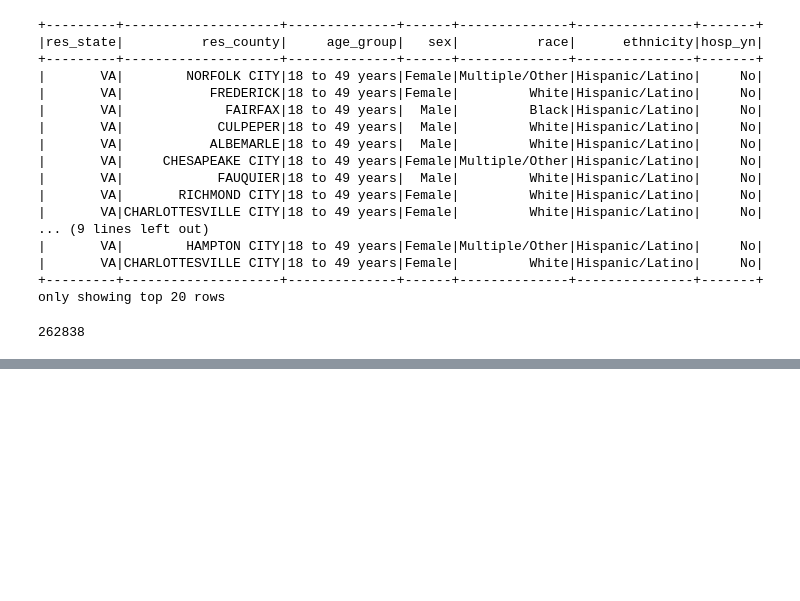
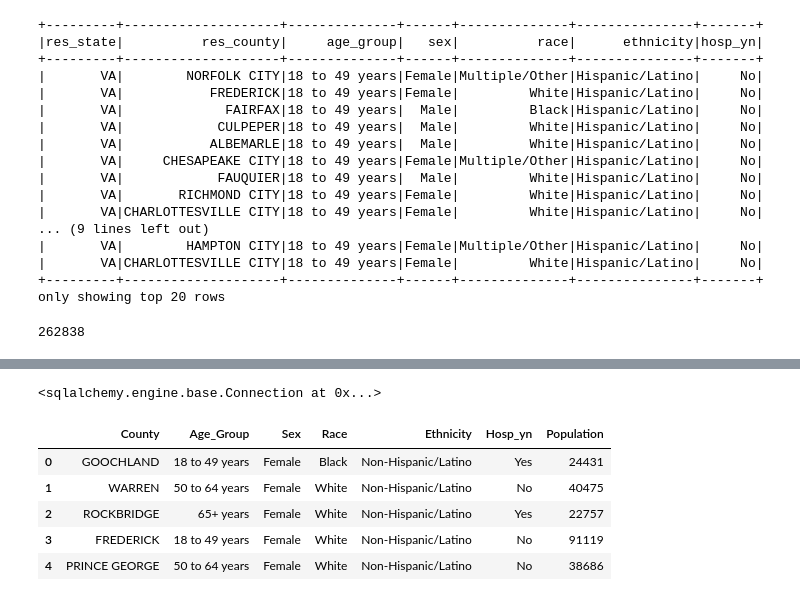
Before and after one commit to RafifAlzayat/thecoolteam-, a Jupyter notebook: Data_Prep.ipynb, the cells around one changed output, grey strips where cells are left out. Drawn from its saved outputs; the diff is of its cells as text; code cells hidden in the pictures; blank space fills up the shorter version.

```diff
--- a/Data_Prep.ipynb
+++ b/Data_Prep.ipynb
@@ -312,3 +312,35 @@ only showing top 20 rows
 # %%
 # Write virginia county pop  df to table in RDS
 va_pop_df.write.jdbc(url=jdbc_url, table='county_population', mode=mode, properties=config)
+# %%
+#use sqlachemy to connect to database
+from sqlalchemy import create_engine
+db_string = f"postgresql://postgres:83Mlyard@database-1.cvyxzrizmaqm.us-east-1.rds.amazonaws.com:5432/postgres"
+engine = create_engine(db_string)
+conn = engine.connect()
+conn
+# %% [output]
+<sqlalchemy.engine.base.Connection at 0x...>
+# %%
+#execute join
+from sqlalchemy import join, column, MetaData, Table
+from sqlalchemy.ext.automap import automap_base
+from sqlalchemy.sql import select
+metadata = MetaData()
+Base = automap_base()
+va= Table('virginia_covid_data', Base.metadata,autoload=True, autoload_with=engine)
+county2=Table('county_population', Base.metadata,autoload=True, autoload_with=engine)
+join = va.join(county2, va.c.res_county == county2.c.COUNTY)
+stmt = select([va.c.res_county, va.c.age_group, va.c.sex, va.c.race, va.c.ethnicity, va.c.hosp_yn, county2.c.POP2020]).select_from(join)
+result = conn.execute(stmt)
+#convert joined table to dataframe
+import pandas as pd
+df = pd.DataFrame(result, columns=['County','Age_Group', "Sex", "Race", "Ethnicity", "Hosp_yn", "Population"])
+df.head()
+# %% [output]
+|  | County | Age_Group | Sex | Race | Ethnicity | Hosp_yn | Population |
+| 0 | GOOCHLAND | 18 to 49 years | Female | Black | Non-Hispanic/Latino | Yes | 24431 |
+| 1 | WARREN | 50 to 64 years | Female | White | Non-Hispanic/Latino | No | 40475 |
+| 2 | ROCKBRIDGE | 65+ years | Female | White | Non-Hispanic/Latino | Yes | 22757 |
+| 3 | FREDERICK | 18 to 49 years | Female | White | Non-Hispanic/Latino | No | 91119 |
+| 4 | PRINCE GEORGE | 50 to 64 years | Female | White | Non-Hispanic/Latino | No | 38686 |
```
Also changed, not shown: parts of 4 cells of this notebook.
